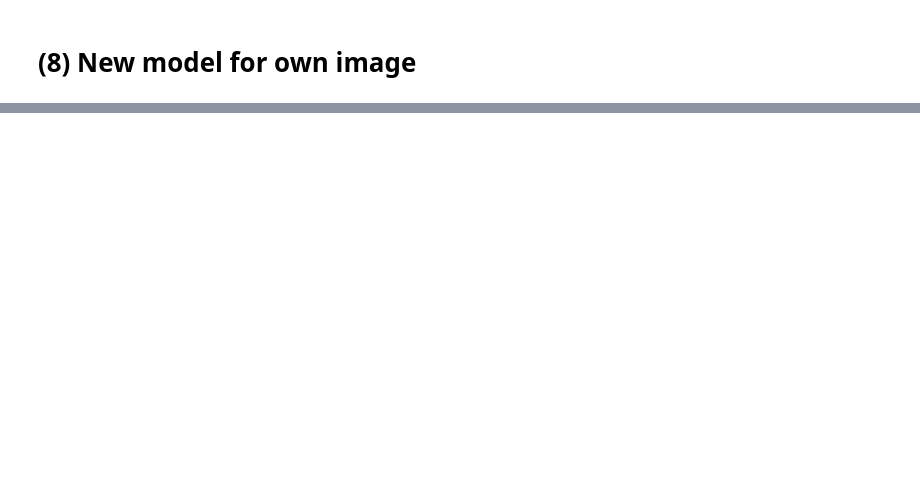
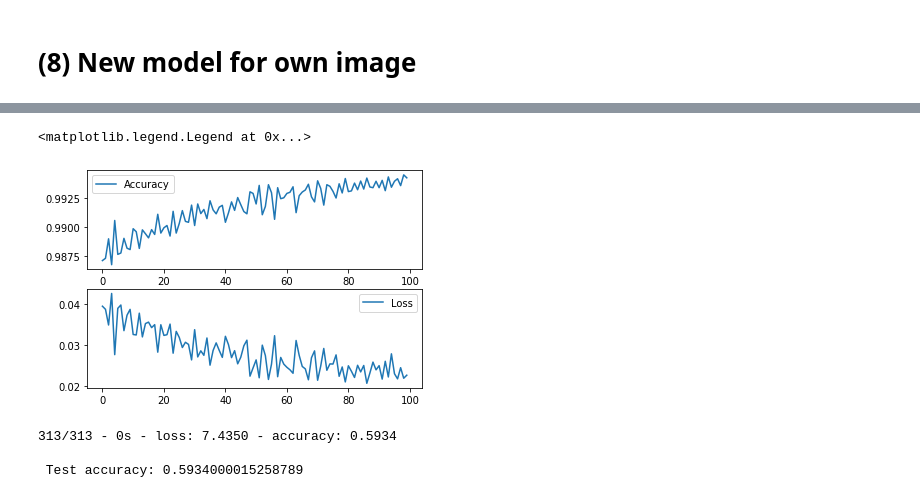
Before and after one commit to ric3b0wl/ECGR4090-ML-IoT, a Jupyter notebook: hw2/hw2.ipynb, the cells around one changed output, grey strips where cells are left out. Drawn from its saved outputs; the diff is of its cells as text; code cells hidden in the pictures; blank space fills up the shorter version.

```diff
--- a/hw2/hw2.ipynb
+++ b/hw2/hw2.ipynb
@@ -239,0 +288,2 @@ array([[-1012.4048, -8151.4033, -8235.828 , -1764.5619, -8659.426 ,
+# %%
+train_hist_cust = model_cust.fit(train_images, train_labels, epochs=100)
@@ -239,0 +308,17 @@ array([[-1012.4048, -8151.4033, -8235.828 , -1764.5619, -8659.426 ,
+# %%
+plt.subplot(2,1,1)
+plt.plot(train_hist_cust.epoch, train_hist_cust.history['accuracy'])
+plt.legend(['Accuracy'])
+plt.subplot(2,1,2)
+plt.plot(train_hist_cust.epoch, train_hist_cust.history['loss'])
+plt.legend(['Loss'])
+# %% [output]
+<matplotlib.legend.Legend at 0x...>
+[figure, added]
+# %%
+test_loss, test_acc = model_cust.evaluate(test_images,  test_labels, verbose=2)
+print('\n Test accuracy:', test_acc)
+# %% [output]
+313/313 - 0s - loss: 7.4350 - accuracy: 0.5934
+
+ Test accuracy: 0.5934000015258789
```
Also changed, not shown: parts of 11 cells of this notebook.
